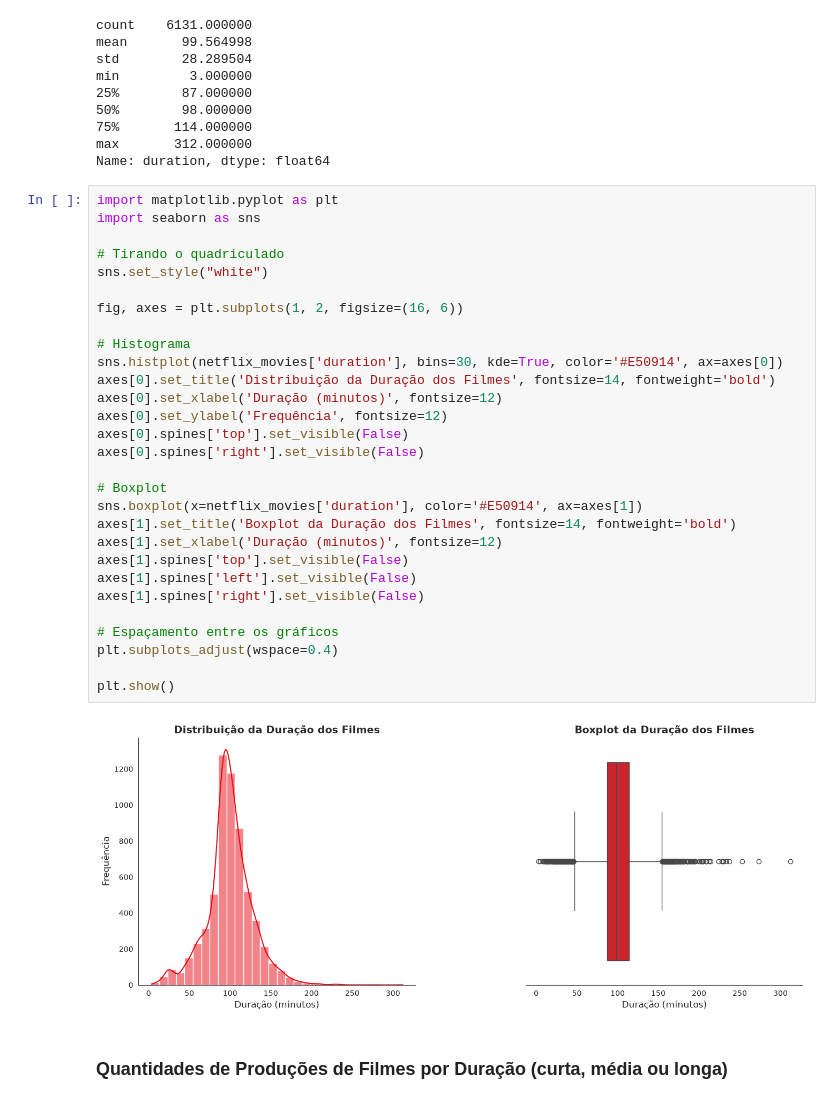
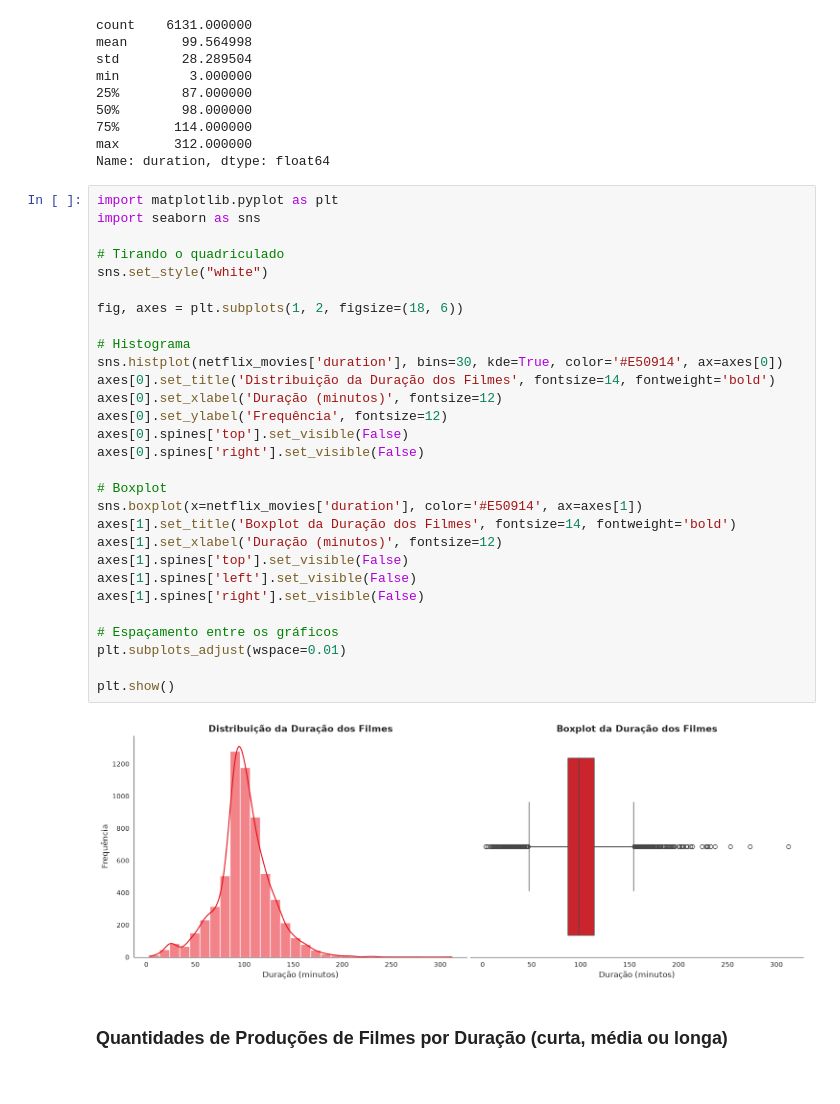
Before and after one commit to thiagoishie/netflix, a Jupyter notebook: notebooks/ETL_EDA.ipynb, the cells around one changed output. Drawn from its saved outputs; the diff is of its cells as text.

```diff
--- a/notebooks/ETL_EDA.ipynb
+++ b/notebooks/ETL_EDA.ipynb
@@ -489,34 +522,34 @@ Name: duration, dtype: float64
 # %%
 import matplotlib.pyplot as plt
 import seaborn as sns
 
 # Tirando o quadriculado
 sns.set_style("white")
 
-fig, axes = plt.subplots(1, 2, figsize=(16, 6))
+fig, axes = plt.subplots(1, 2, figsize=(18, 6))
 
 # Histograma
 sns.histplot(netflix_movies['duration'], bins=30, kde=True, color='#E50914', ax=axes[0])
 axes[0].set_title('Distribuição da Duração dos Filmes', fontsize=14, fontweight='bold')
 axes[0].set_xlabel('Duração (minutos)', fontsize=12)
 axes[0].set_ylabel('Frequência', fontsize=12)
 axes[0].spines['top'].set_visible(False)
 axes[0].spines['right'].set_visible(False)
 
 # Boxplot
 sns.boxplot(x=netflix_movies['duration'], color='#E50914', ax=axes[1])
 axes[1].set_title('Boxplot da Duração dos Filmes', fontsize=14, fontweight='bold')
 axes[1].set_xlabel('Duração (minutos)', fontsize=12)
 axes[1].spines['top'].set_visible(False)
 axes[1].spines['left'].set_visible(False)
 axes[1].spines['right'].set_visible(False)
 
 # Espaçamento entre os gráficos
-plt.subplots_adjust(wspace=0.4)
+plt.subplots_adjust(wspace=0.01)
 
 plt.show()
 # %% [output]
-[figure, old version]
+[figure, new version]
 # %% [markdown]
 ### Quantidades de Produções de Filmes por Duração (curta, média ou longa)
 # %%
```
Also changed, not shown: parts of 55 cells of this notebook, 3 other files.
